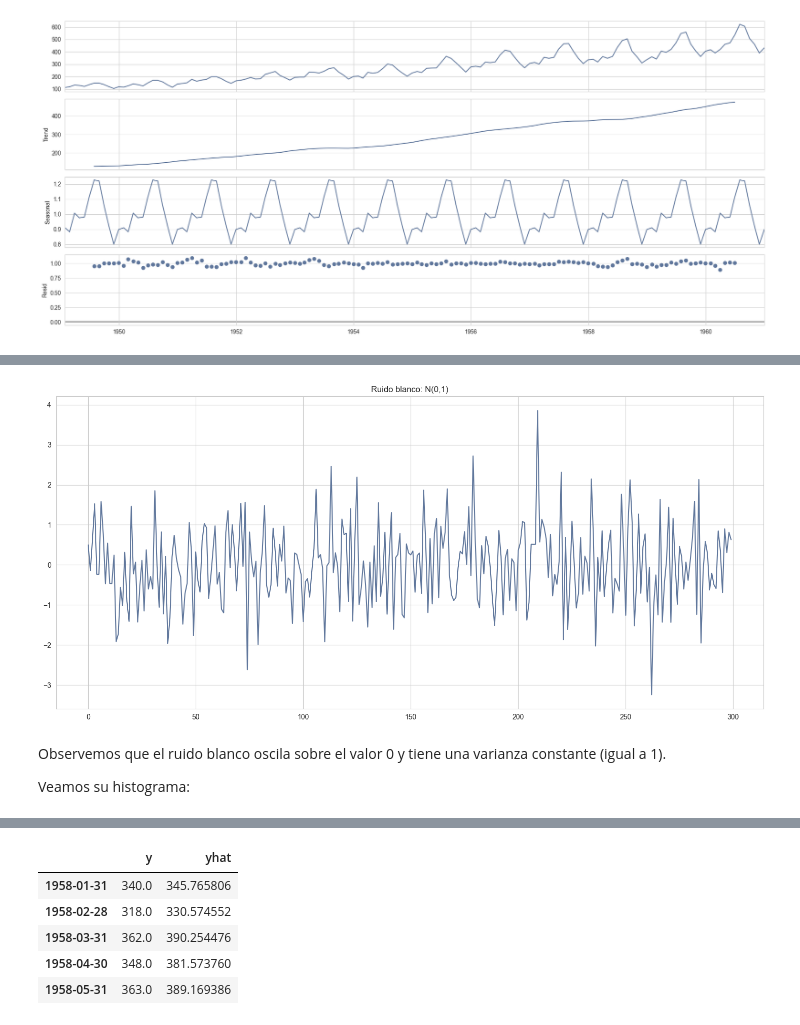
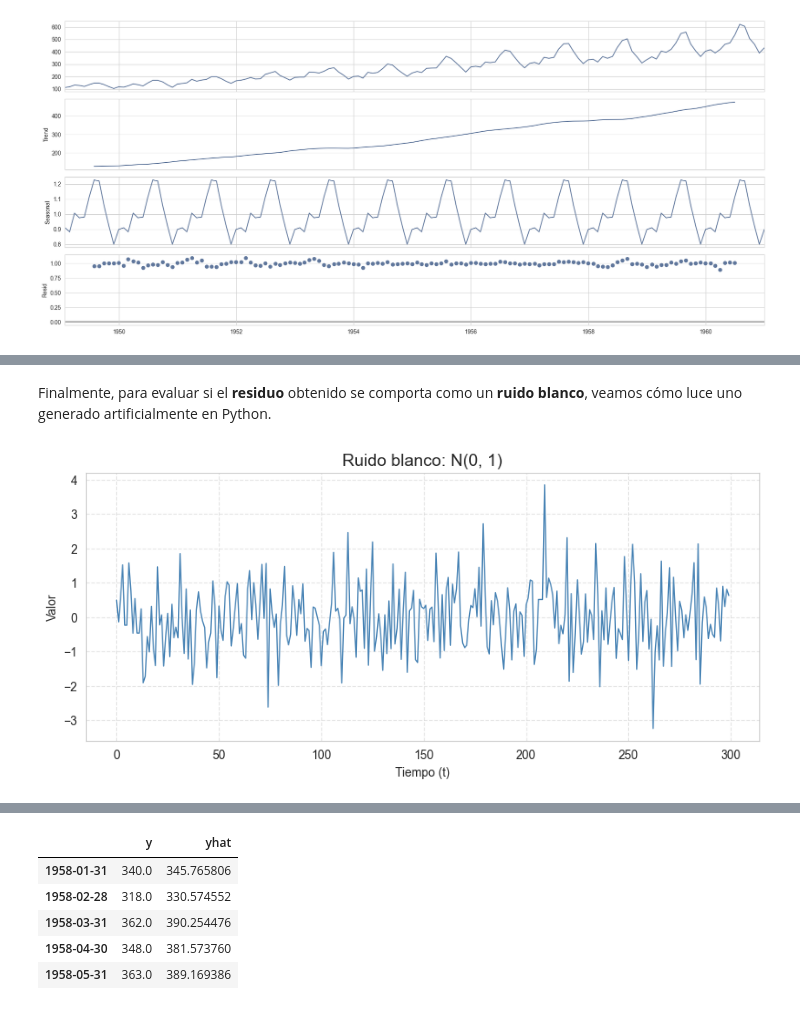
Before and after one commit to fralfaro/MAT306, a Jupyter notebook: docs/lectures/machine_learning/ts_01.ipynb, the cells around one changed output, grey strips where cells are left out. Cells and saved outputs as stored; diff of their text form; code cells hidden in the pictures.

```diff
--- a/docs/lectures/machine_learning/ts_01.ipynb
+++ b/docs/lectures/machine_learning/ts_01.ipynb
@@ -186,21 +187,29 @@ Analicemos cada uno de estos gráficos:
+# %% [markdown]
+Finalmente, para evaluar si el **residuo** obtenido se comporta como un **ruido blanco**, veamos cómo luce uno generado artificialmente en Python.
 # %%
-# grafico: lineplot
+# Gráfico: Ruido blanco con distribución normal N(0,1)
 
-np.random.seed(42) # fijar semilla
+import numpy as np
+import matplotlib.pyplot as plt
 
-mean = 0
-std = 1
-num_samples = 300
+# Fijar semilla para reproducibilidad
+np.random.seed(42)
 
+# Parámetros del ruido blanco
+mean = 0       # media
+std = 1        # desviación estándar
+num_samples = 300  # número de observaciones
 
+# Generar muestras aleatorias ~ N(0,1)
 samples = np.random.normal(mean, std, size=num_samples)
 
-plt.plot(samples)
-plt.title("Ruido blanco: N(0,1)")
+# Visualizar la serie
+plt.figure(figsize=(10, 4))
+plt.plot(samples, color='steelblue', linewidth=1)
+plt.title("Ruido blanco: N(0, 1)", fontsize=14)
+plt.xlabel("Tiempo (t)")
+plt.ylabel("Valor")
+plt.grid(True, linestyle='--', alpha=0.5)
 plt.show()
 # %% [output]
-[figure, old version]
+[figure, new version]
-# %% [markdown]
-Observemos que el ruido blanco oscila sobre el valor 0 y tiene una varianza constante (igual a 1).
-
-Veamos su histograma:
```
Also changed, not shown: parts of 89 cells of this notebook, 1 other file.
